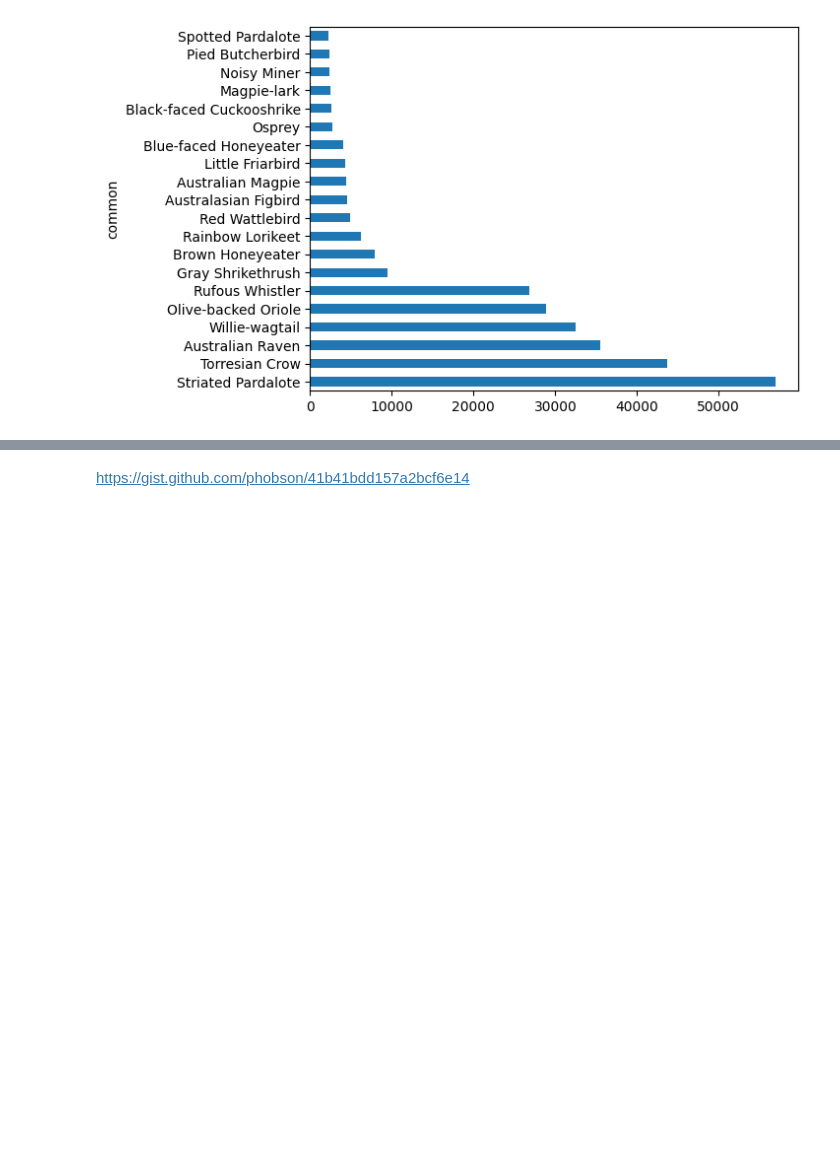
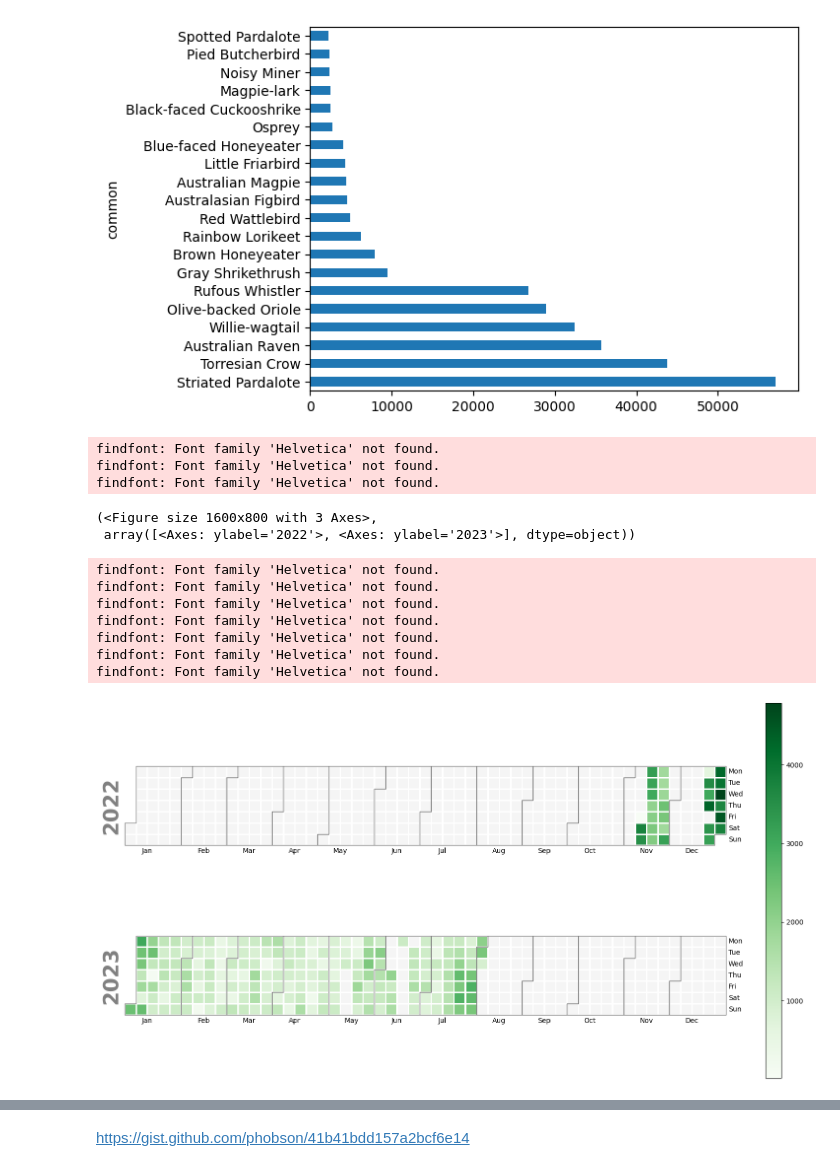
Before and after one commit to kevstark/birdnet, a Jupyter notebook: explore.ipynb, the cells around one changed output, grey strips where cells are left out. Saved outputs shown, nothing was run; the diff lists cells and outputs as text; code cells hidden in the pictures; blank space fills up the shorter version.

```diff
--- a/explore.ipynb
+++ b/explore.ipynb
@@ -64,3 +75,22 @@ df.common.value_counts().nlargest(20).plot(kind='barh')
+# %%
+data = df.copy().groupby(df.index.date).count()
+data.index = pandas.to_datetime(data.index)
+calplot.calplot(data=data['species'], how=None, cmap = 'Greens', figsize = (16, 8))
+# calplot.yearplot(year=2023, data=data['species'], how=None, cmap = 'Reds')#, figsize = (16, 8))
+# %% [output]
+findfont: Font family 'Helvetica' not found.
+findfont: Font family 'Helvetica' not found.
+findfont: Font family 'Helvetica' not found.
+(<Figure size 1600x800 with 3 Axes>,
+ array([<Axes: ylabel='2022'>, <Axes: ylabel='2023'>], dtype=object))
+findfont: Font family 'Helvetica' not found.
+findfont: Font family 'Helvetica' not found.
+findfont: Font family 'Helvetica' not found.
+findfont: Font family 'Helvetica' not found.
+findfont: Font family 'Helvetica' not found.
+findfont: Font family 'Helvetica' not found.
+findfont: Font family 'Helvetica' not found.
+[figure, added]
 # %%
 df
 # %% [output]
```
Also changed, not shown: parts of 17 cells of this notebook, 1 other file.
